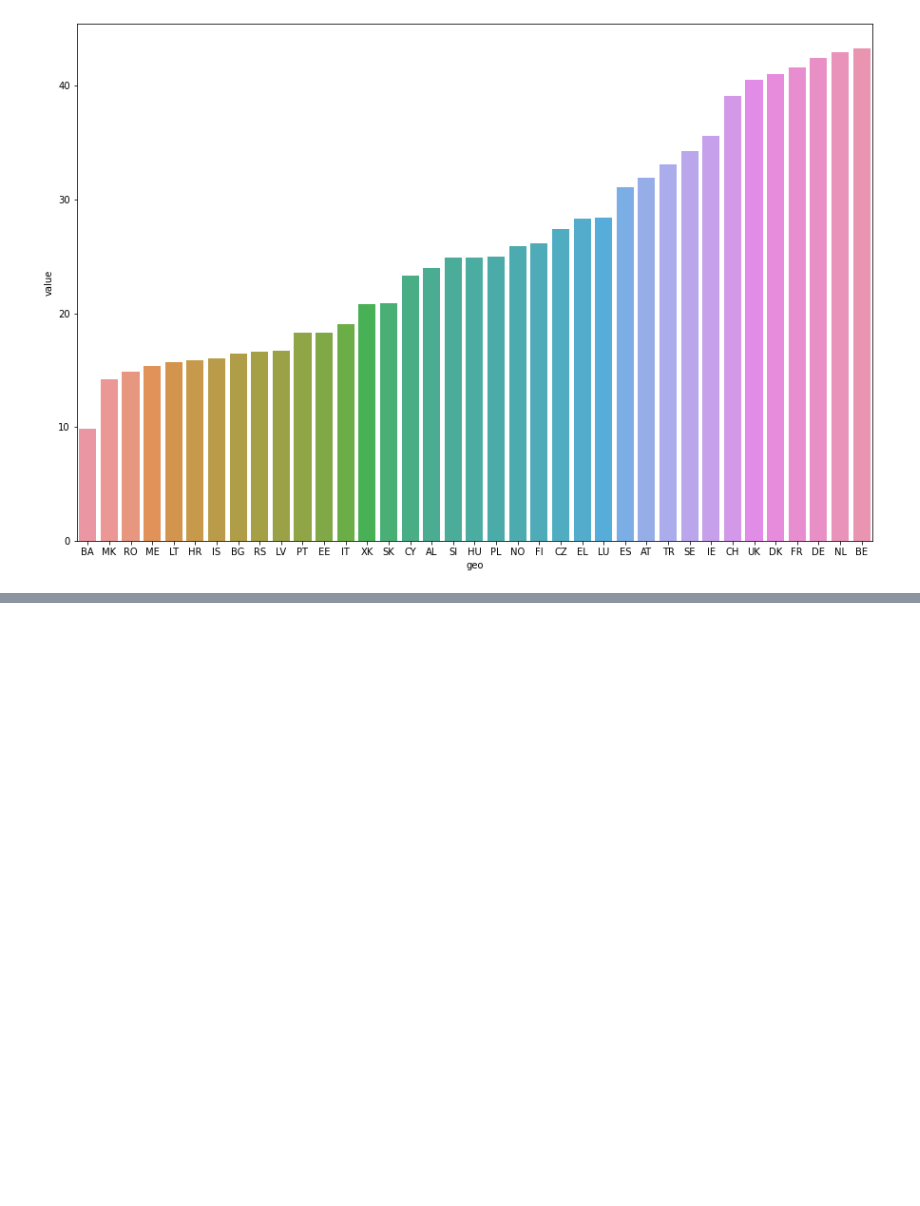
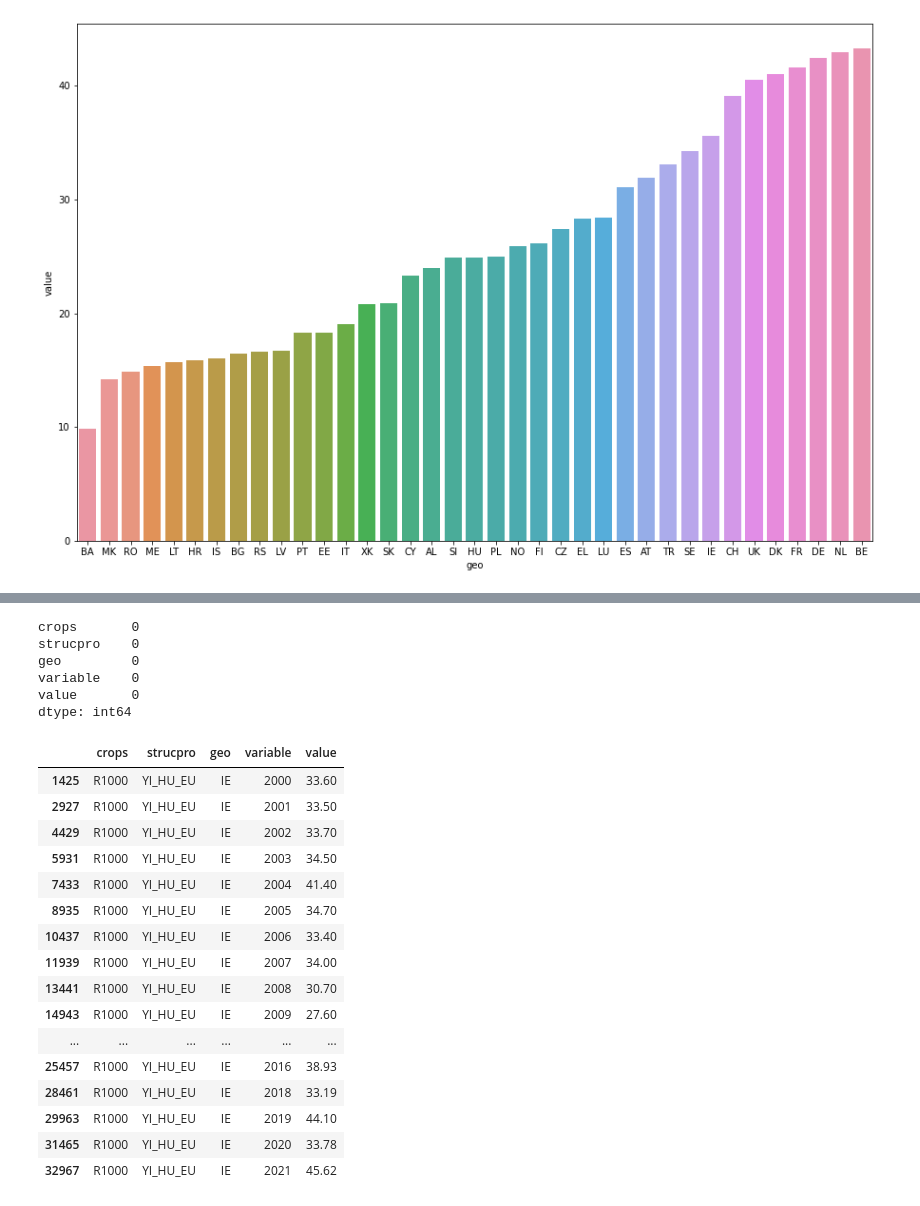
Before and after one commit to sba22206/semester1_ca2, a Jupyter notebook: Statistics.ipynb, the cells around one changed output, grey strips where cells are left out. Cells and saved outputs as stored; diff of their text form; code cells hidden in the pictures; blank space fills up the shorter version.

```diff
--- a/Statistics.ipynb
+++ b/Statistics.ipynb
@@ -253,0 +279,5 @@ plt.show()
+# %%
+len(yields_long_potatoes.geo.unique())
+print(yields_long_potatoes.shape)
+yields_long_potatoes.dropna(inplace = True)
+print(yields_long_potatoes.shape)
@@ -253,0 +291,29 @@ plt.show()
+# %%
+yields_long_potatoes.isnull().sum()
+# %% [output]
+crops       0
+strucpro    0
+geo         0
+variable    0
+value       0
+dtype: int64
+# %%
+yields_long_potatoes[yields_long_potatoes.geo == 'IE']
+# %% [output]
+|  | crops | strucpro | geo | variable | value |
+| 1425 | R1000 | YI_HU_EU | IE | 2000 | 33.60 |
+| 2927 | R1000 | YI_HU_EU | IE | 2001 | 33.50 |
+| 4429 | R1000 | YI_HU_EU | IE | 2002 | 33.70 |
+| 5931 | R1000 | YI_HU_EU | IE | 2003 | 34.50 |
+| 7433 | R1000 | YI_HU_EU | IE | 2004 | 41.40 |
+| 8935 | R1000 | YI_HU_EU | IE | 2005 | 34.70 |
+| 10437 | R1000 | YI_HU_EU | IE | 2006 | 33.40 |
+| 11939 | R1000 | YI_HU_EU | IE | 2007 | 34.00 |
+| 13441 | R1000 | YI_HU_EU | IE | 2008 | 30.70 |
+| 14943 | R1000 | YI_HU_EU | IE | 2009 | 27.60 |
+| ... | ... | ... | ... | ... | ... |
+| 25457 | R1000 | YI_HU_EU | IE | 2016 | 38.93 |
+| 28461 | R1000 | YI_HU_EU | IE | 2018 | 33.19 |
+| 29963 | R1000 | YI_HU_EU | IE | 2019 | 44.10 |
+| 31465 | R1000 | YI_HU_EU | IE | 2020 | 33.78 |
+| 32967 | R1000 | YI_HU_EU | IE | 2021 | 45.62 |
```
Also changed, not shown: parts of 22 cells of this notebook.
